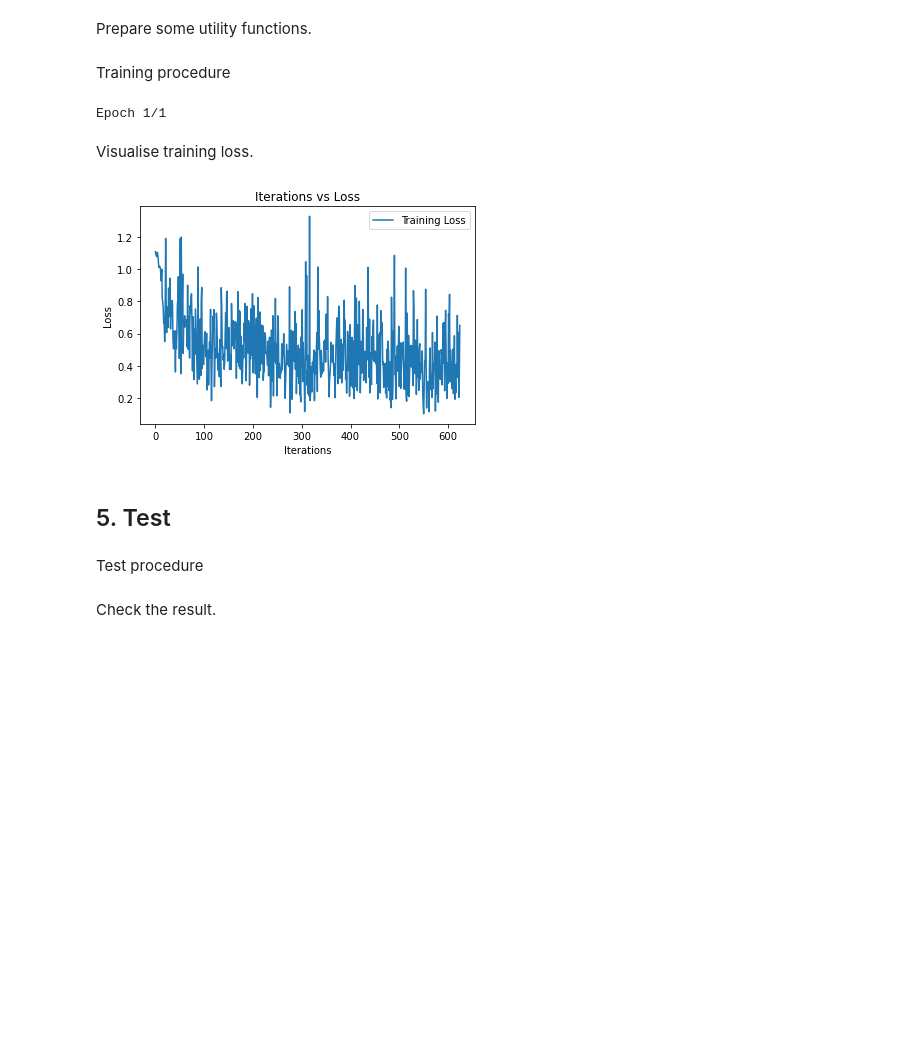
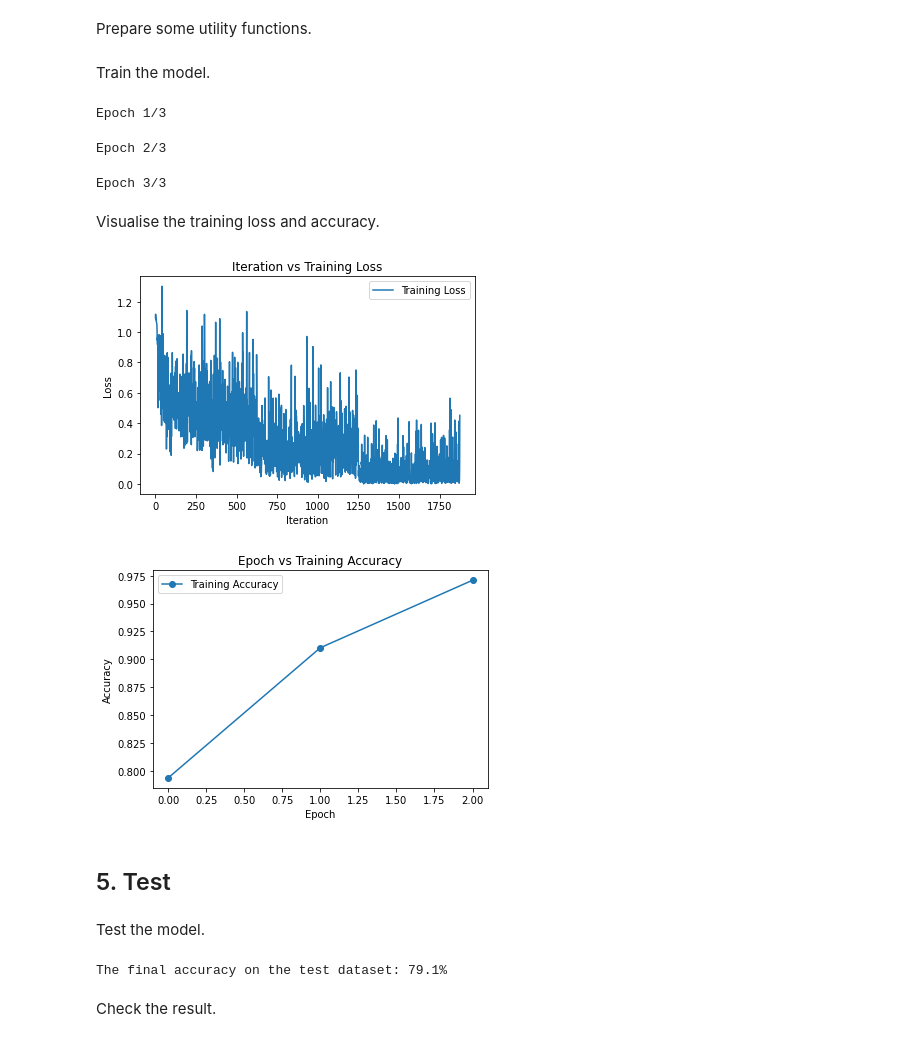
Before and after one commit to LetianLee/MSc-Project-SemEval2020-Task4, a Jupyter notebook: MSc Project/Elegant Implementation/Subtask_B.ipynb, the cells around one changed output. Saved outputs shown, nothing was run; the diff lists cells and outputs as text; code cells hidden in the pictures; blank space fills up the shorter version.

Commit message:
Add accuracy figure

```diff
--- a/MSc Project/Elegant Implementation/Subtask_B.ipynb
+++ b/MSc Project/Elegant Implementation/Subtask_B.ipynb
@@ -184,13 +184,13 @@ def predict(outputs):
     predictions = torch.argmax(probabilities, dim=1)
     return predictions
 # %% [markdown]
-Training procedure
+Train the model.
 # %%
 # Training
 from torch.utils.data import DataLoader
 
 # Set the number of epochs
-epochs = 1
+epochs = 3
 
 # Get training data by DataLoader
 train_loader = DataLoader(train_dataset, batch_size=16, shuffle=True)
@@ -199,13 +199,13 @@ train_loader = DataLoader(train_dataset, batch_size=16, shuffle=True)
 model.train()
 
 train_loss = list()
+train_accuracies = list()
 for epoch in range(epochs):
     print('Epoch %s/%s' % (epoch + 1, epochs))
     time.sleep(0.3)
 
     correct = 0
     count = 0
-    accuracies = list()
     epoch_loss = list()
 
     pbar = tqdm(train_loader)
@@ -215,7 +215,7 @@ for epoch in range(epochs):
         attention_mask = batch['attention_mask'].to(device)
         labels = batch['labels'].to(device)
         outputs = model(input_ids, attention_mask=attention_mask, labels=labels)
-        loss = outputs[0]
+        loss = outputs['loss']
         loss.backward()
         optim.step()
 
@@ -233,30 +233,45 @@ for epoch in range(epochs):
             'accuracy': '{:.3f}'.format(accuracy)
         })
 
-        # record the loss and accuracy
+        # record the loss for each batch
         epoch_loss.append(loss.item())
-        accuracies.append(accuracy)
 
     pbar.close()
+
+    # record the loss and accuracy for each epoch
     train_loss += epoch_loss
+    train_accuracies.append(accuracy)
 # %% [output]
-Epoch 1/1
+Epoch 1/3
+Epoch 2/3
+Epoch 3/3
 # %% [markdown]
-Visualise training loss.
+Visualise the training loss and accuracy.
 # %%
 import matplotlib.pyplot as plt
+
+# Plot Iteration vs Training Loss
 plt.plot(train_loss, label="Training Loss")
-plt.xlabel("Iterations")
+plt.xlabel("Iteration")
 plt.ylabel("Loss")
-plt.title("Iterations vs Loss")
+plt.title("Iteration vs Training Loss")
 plt.legend()
 plt.show()
+
+# Plot Epoch vs Training Accuracy
+plt.plot(train_accuracies,"-o", label="Training Accuracy")
+plt.xlabel("Epoch")
+plt.ylabel("Accuracy")
+plt.title("Epoch vs Training Accuracy")
+plt.legend()
+plt.show()
 # %% [output]
-[figure, old version]
+[figure, new version]
+[figure, added]
 # %% [markdown]
 ## 5. Test
 # %% [markdown]
-Test procedure
+Test the model.
 # %%
 # Testing
 from torch.utils.data import DataLoader
@@ -279,7 +294,7 @@ with torch.no_grad():
         attention_mask = batch['attention_mask'].to(device)
         labels = batch['labels'].to(device)
         outputs = model(input_ids, attention_mask=attention_mask, labels=labels)
-        loss = outputs[0]
+        loss = outputs['loss']
 
         # make predictions
         predictions = predict(outputs)
@@ -298,8 +313,12 @@ with torch.no_grad():
         # record the results
         record.append((int(labels),int(predictions)))
 
+    pbar.close()
 
-    pbar.close()
+time.sleep(0.3)
+print("The final accuracy on the test dataset: %s%%" % round(accuracy*100,4))
+# %% [output]
+The final accuracy on the test dataset: 79.1%
 # %% [markdown]
 Check the result.
 # %%
```
Also changed, not shown: parts of 2 cells of this notebook, 1 other file.
